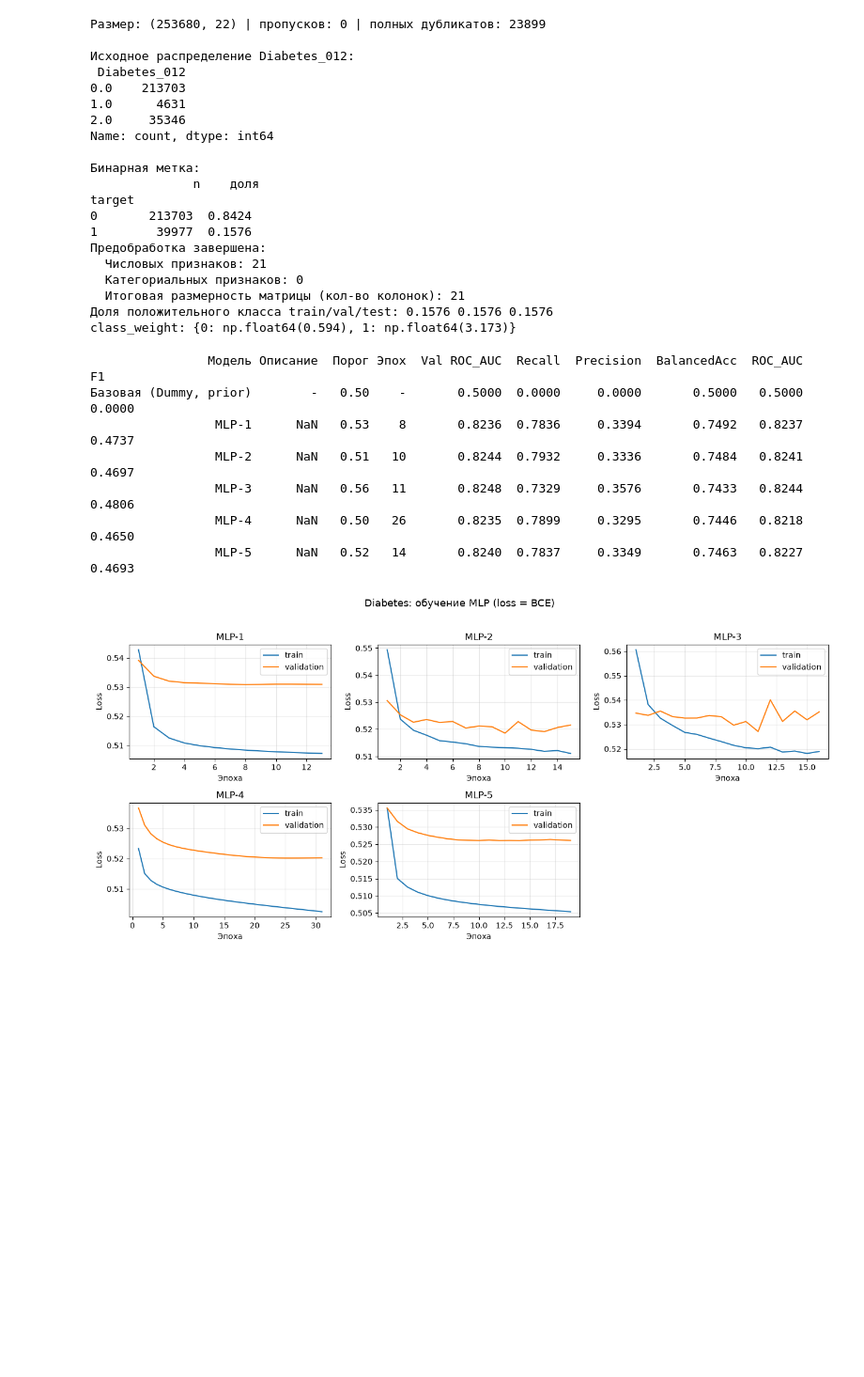
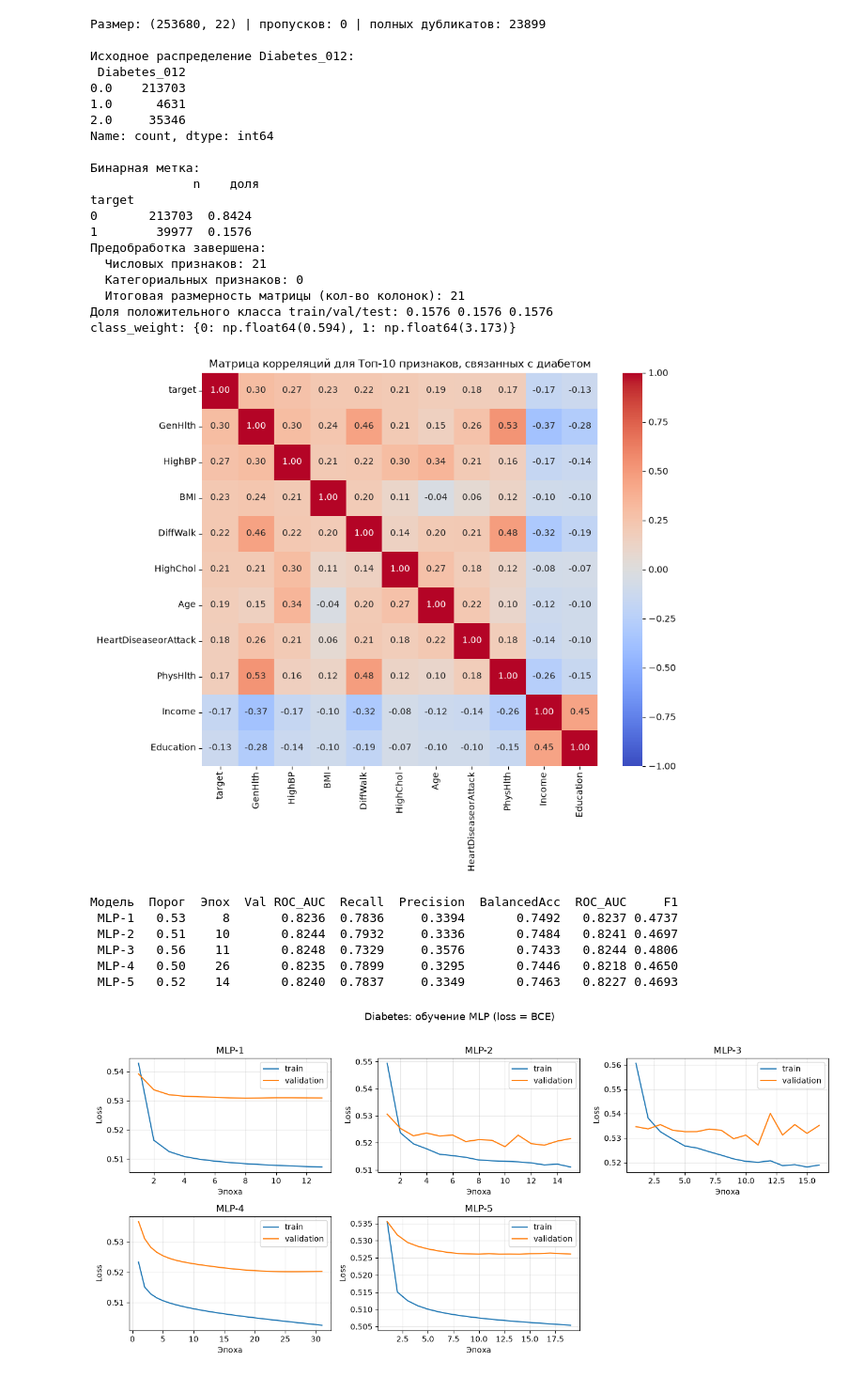
Before and after one commit to sergeydorof/neural_networks_labs, a Jupyter notebook: lab1/Lab1_NN_edited.ipynb, the cells around one changed output. Shown at 94% size. Drawn from its saved outputs; the diff is of its cells as text; code cells hidden in the pictures; blank space fills up the shorter version.

```diff
--- a/lab1/Lab1_NN_edited.ipynb
+++ b/lab1/Lab1_NN_edited.ipynb
@@ -153,6 +154,19 @@ target
   Итоговая размерность матрицы (кол-во колонок): 21
 Доля положительного класса train/val/test: 0.1576 0.1576 0.1576
 class_weight: {0: np.float64(0.594), 1: np.float64(3.173)}
+# %%
+train_df = Xtr_df.copy()
+train_df['target'] = ytr_b
+full_corr = train_df.corr(method='pearson')
+
+top_features = full_corr['target'].abs().sort_values(ascending=False).head(11).index
+
+plt.figure(figsize=(10, 8))
+sns.heatmap(full_corr.loc[top_features, top_features], annot=True, fmt=".2f", cmap="coolwarm", vmin=-1, vmax=1)
+plt.title("Матрица корреляций для Топ-10 признаков, связанных с диабетом")
+plt.show()
+# %% [output]
+[figure, added]
 # %%
 def best_threshold(y, p):
     """
@@ -222,29 +274,26 @@ def plot_histories(hist_dict, title):
 # %%
-dm = DummyClassifier(strategy="prior").fit(Xtr_b, ytr_b)
-pte = dm.predict_proba(Xte_b)[:, 1]
-bin_rows = [dict(Модель="Базовая (Dummy, prior)", Описание="-", Порог=0.5, Эпох="-", **{"Val ROC_AUC": 0.5}, **bin_metrics(yte_b, pte, 0.5))]
+bin_rows = []
 bin_hist, bin_models, bin_probs = {}, {}, {}
+
 for cfg0 in CFGS:
     cfg = {**cfg0, "batch": 512}
 
-    # --- построение модели ---
-    reg = regularizers.l2(cfg["l2"]) if cfg.get("l2", 0) > 0 else None
-    model = keras.Sequential([layers.Input(shape=(Xtr_b.shape[1],))])
-    for u in cfg["hidden"]:
-        model.add(layers.Dense(u, activation=cfg["act"], kernel_regularizer=reg))
-        if cfg.get("dropout", 0) > 0:
-            model.add(layers.Dropout(cfg["dropout"]))
-    model.add(layers.Dense(1, activation="sigmoid"))
-    opt = {"adam": keras.optimizers.Adam,
-           "rmsprop": keras.optimizers.RMSprop,
-           "sgd": lambda learning_rate: keras.optimizers.SGD(learning_rate=learning_rate, momentum=0.9)}[cfg["opt"]](learning_rate=cfg["lr"])
-    model.compile(optimizer=opt, loss="binary_crossentropy")
+    model = build_mlp(
+        cfg=cfg,
+        input_dim=Xtr_b.shape[1],
+        task="binary"
+    )
 
-    # --- обучение ---
     es = callbacks.EarlyStopping(monitor="val_loss", patience=5, restore_best_weights=True)
-    h = model.fit(Xtr_b, ytr_b, validation_data=(Xva_b, yva_b),
-                  epochs=60, batch_size=cfg["batch"],
-                  callbacks=[es], class_weight=cw, verbose=0)
+    h = model.fit(
+        Xtr_b, ytr_b,
+        validation_data=(Xva_b, yva_b),
+        epochs=60,
+        batch_size=cfg["batch"],
+        callbacks=[es],
+        class_weight=cw,
+        verbose=0
+    )
 
     pva = model.predict(Xva_b, verbose=0).ravel()
     pte = model.predict(Xte_b, verbose=0).ravel()
@@ -253,20 +302,26 @@ for cfg0 in CFGS:
     bin_hist[cfg["name"]] = h.history
     bin_models[cfg["name"]] = model
     bin_probs[cfg["name"]] = (pva, pte, thr)
-    bin_rows.append(dict(Модель=cfg["name"], Порог=round(thr, 2),
-                         Эпох=int(np.argmin(h.history["val_loss"]))+1,
-                         **{"Val ROC_AUC": roc_auc_score(yva_b, pva)},
-                         **bin_metrics(yte_b, pte, thr)))
-bin_df = pd.DataFrame(bin_rows); bin_df.round(4).to_csv("table_A_binary.csv", index=False)
+
+    bin_rows.append(dict(
+        Модель=cfg["name"],
+        Порог=round(thr, 2),
+        Эпох=int(np.argmin(h.history["val_loss"])) + 1,
+        **{"Val ROC_AUC": roc_auc_score(yva_b, pva)},
+        **bin_metrics(yte_b, pte, thr)
+    ))
+
+    keras.backend.clear_session()
+
+bin_df = pd.DataFrame(bin_rows)
 print(bin_df.round(4).to_string(index=False))
 # %% [output]
-                Модель Описание  Порог Эпох  Val ROC_AUC  Recall  Precision  BalancedAcc  ROC_AUC     F1
-Базовая (Dummy, prior)        -   0.50    -       0.5000  0.0000     0.0000       0.5000   0.5000 0.0000
-                 MLP-1      NaN   0.53    8       0.8236  0.7836     0.3394       0.7492   0.8237 0.4737
-                 MLP-2      NaN   0.51   10       0.8244  0.7932     0.3336       0.7484   0.8241 0.4697
-                 MLP-3      NaN   0.56   11       0.8248  0.7329     0.3576       0.7433   0.8244 0.4806
-                 MLP-4      NaN   0.50   26       0.8235  0.7899     0.3295       0.7446   0.8218 0.4650
-                 MLP-5      NaN   0.52   14       0.8240  0.7837     0.3349       0.7463   0.8227 0.4693
+Модель  Порог  Эпох  Val ROC_AUC  Recall  Precision  BalancedAcc  ROC_AUC     F1
+ MLP-1   0.53     8       0.8236  0.7836     0.3394       0.7492   0.8237 0.4737
+ MLP-2   0.51    10       0.8244  0.7932     0.3336       0.7484   0.8241 0.4697
+ MLP-3   0.56    11       0.8248  0.7329     0.3576       0.7433   0.8244 0.4806
+ MLP-4   0.50    26       0.8235  0.7899     0.3295       0.7446   0.8218 0.4650
+ MLP-5   0.52    14       0.8240  0.7837     0.3349       0.7463   0.8227 0.4693
 # %%
 plot_histories(bin_hist, "Diabetes: обучение MLP (loss = BCE)")
 # %% [output]
```
Also changed, not shown: parts of 16 cells of this notebook.
